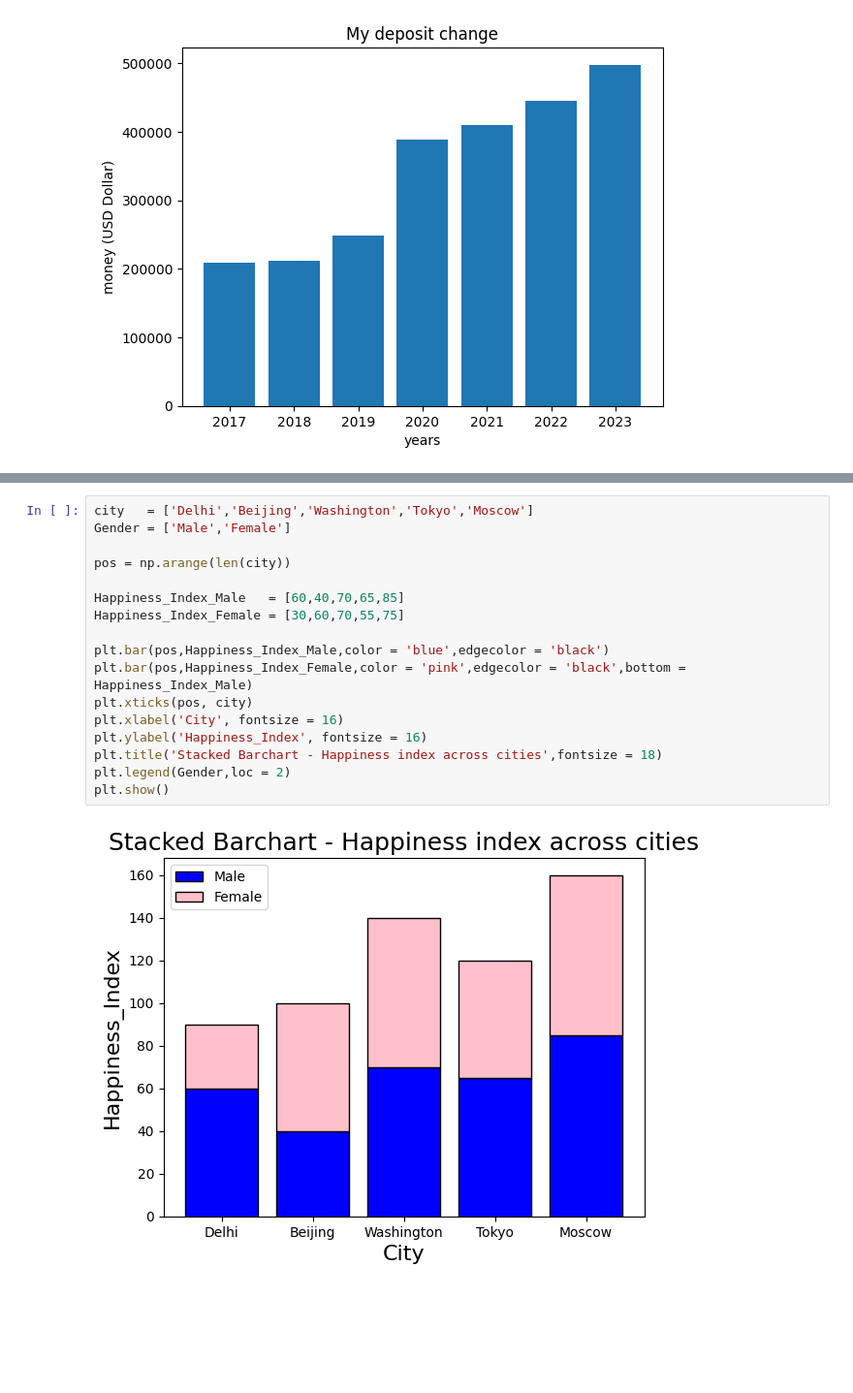
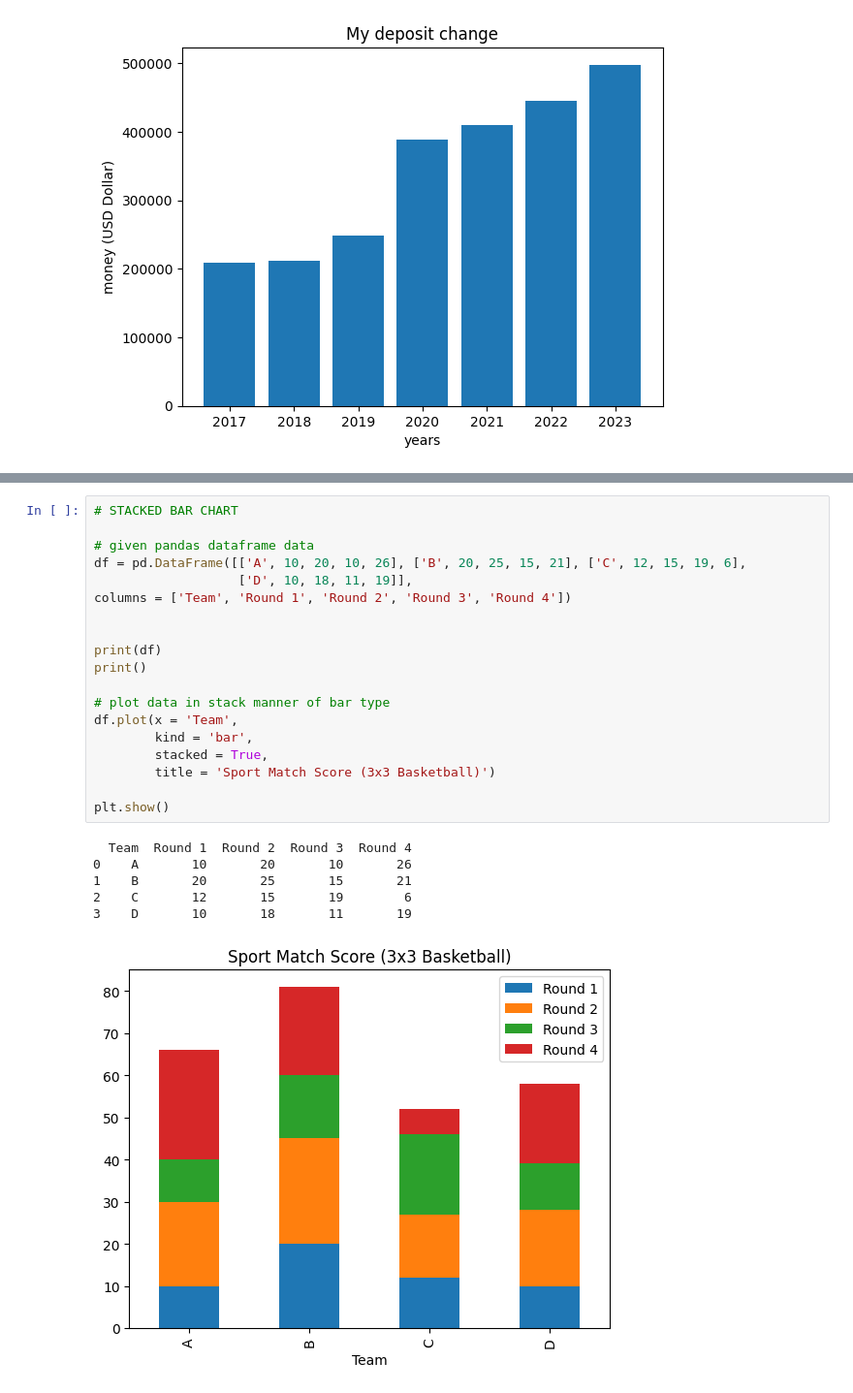
Before and after one commit to KnightChaser/ML-challenge, a Jupyter notebook: python_visualization_cheat_sheet.ipynb, the cells around one changed output, grey strips where cells are left out. Shown at 97% size. Saved outputs shown, nothing was run; the diff lists cells and outputs as text; blank space fills up the shorter version.

```diff
--- a/python_visualization_cheat_sheet.ipynb
+++ b/python_visualization_cheat_sheet.ipynb
@@ -56,19 +33,26 @@ plt.show()
-# %%
-city   = ['Delhi','Beijing','Washington','Tokyo','Moscow']
-Gender = ['Male','Female']
-
-pos = np.arange(len(city))
-
-Happiness_Index_Male   = [60,40,70,65,85]
-Happiness_Index_Female = [30,60,70,55,75]
-
-plt.bar(pos,Happiness_Index_Male,color = 'blue',edgecolor = 'black')
-plt.bar(pos,Happiness_Index_Female,color = 'pink',edgecolor = 'black',bottom = Happiness_Index_Male)
-plt.xticks(pos, city)
-plt.xlabel('City', fontsize = 16)
-plt.ylabel('Happiness_Index', fontsize = 16)
-plt.title('Stacked Barchart - Happiness index across cities',fontsize = 18)
-plt.legend(Gender,loc = 2)
-plt.show()
-# %% [output]
-[figure, removed]
+# %%
+# STACKED BAR CHART
+
+# given pandas dataframe data
+df = pd.DataFrame([['A', 10, 20, 10, 26], ['B', 20, 25, 15, 21], ['C', 12, 15, 19, 6],
+                   ['D', 10, 18, 11, 19]],
+columns = ['Team', 'Round 1', 'Round 2', 'Round 3', 'Round 4'])
+
+
+print(df)
+print()
+
+# plot data in stack manner of bar type
+df.plot(x = 'Team',
+        kind = 'bar',
+        stacked = True,
+        title = 'Sport Match Score (3x3 Basketball)')
+
+plt.show()
+# %% [output]
+  Team  Round 1  Round 2  Round 3  Round 4
+0    A       10       20       10       26
+1    B       20       25       15       21
+2    C       12       15       19        6
+3    D       10       18       11       19
+[figure, added]
```
Also changed, not shown: parts of 7 cells of this notebook.
